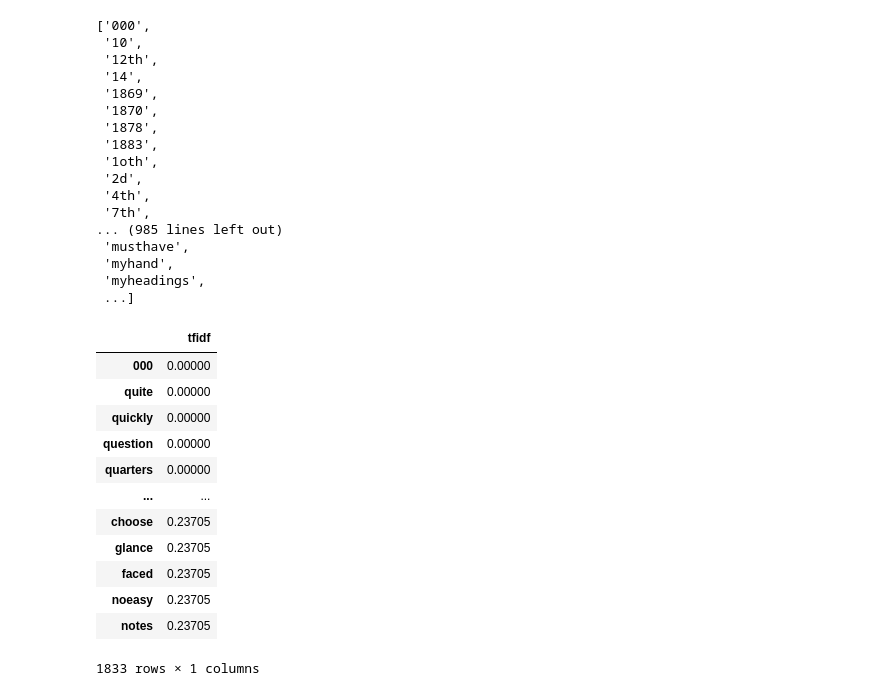
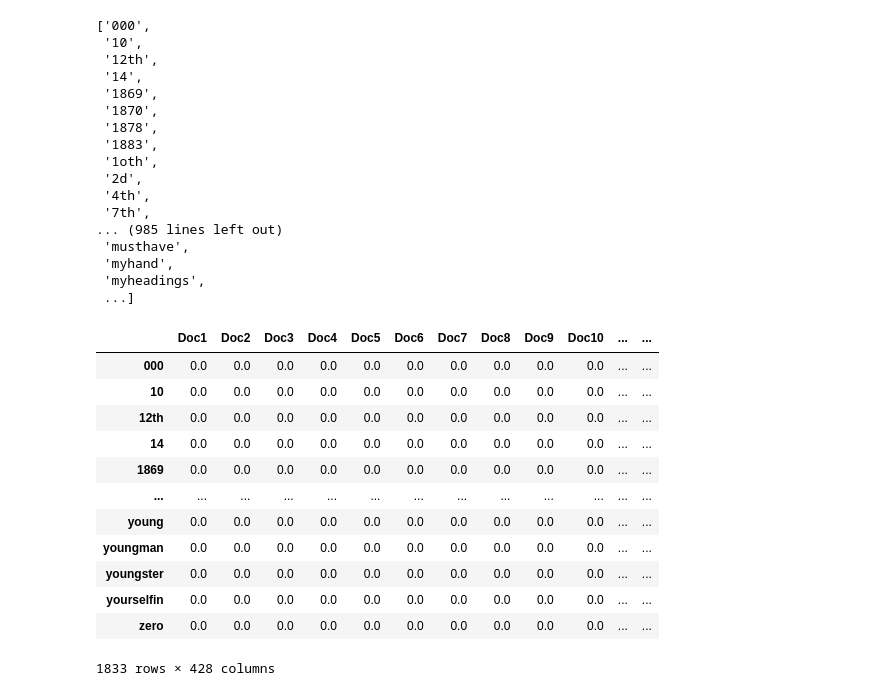
Before and after one commit to zxc1520/MachineLearning-Submission, a Jupyter notebook: Tugas-01/tugas01.ipynb, the cells around one changed output. Drawn from its saved outputs; the diff is of its cells as text; code cells hidden in the pictures.

```diff
--- a/Tugas-01/tugas01.ipynb
+++ b/Tugas-01/tugas01.ipynb
@@ -53,22 +53,20 @@ features_name
  'myhand',
  'myheadings',
  ...]
-# %%
-frs_doc_vec = res[0]
-
-df = pd.DataFrame(frs_doc_vec.T.todense(), index=features_name, columns=['tfidf'])
-df.sort_values(by=["tfidf"], ascending=True)
-# %% [output]
-|  | tfidf |
-| 000 | 0.00000 |
-| quite | 0.00000 |
-| quickly | 0.00000 |
-| question | 0.00000 |
-| quarters | 0.00000 |
-| ... | ... |
-| choose | 0.23705 |
-| glance | 0.23705 |
-| faced | 0.23705 |
-| noeasy | 0.23705 |
-| notes | 0.23705 |
-1833 rows × 1 columns
+# %%
+df = pd.DataFrame(res.todense().T, index=features_name, columns=[f'Doc{i+1}' for i in range(len(lists))])
+df
+# %% [output]
+|  | Doc1 | Doc2 | Doc3 | Doc4 | Doc5 | Doc6 | Doc7 | Doc8 | Doc9 | Doc10 | ... | ... |
+| 000 | 0.0 | 0.0 | 0.0 | 0.0 | 0.0 | 0.0 | 0.0 | 0.0 | 0.0 | 0.0 | ... | ... |
+| 10 | 0.0 | 0.0 | 0.0 | 0.0 | 0.0 | 0.0 | 0.0 | 0.0 | 0.0 | 0.0 | ... | ... |
+| 12th | 0.0 | 0.0 | 0.0 | 0.0 | 0.0 | 0.0 | 0.0 | 0.0 | 0.0 | 0.0 | ... | ... |
+| 14 | 0.0 | 0.0 | 0.0 | 0.0 | 0.0 | 0.0 | 0.0 | 0.0 | 0.0 | 0.0 | ... | ... |
+| 1869 | 0.0 | 0.0 | 0.0 | 0.0 | 0.0 | 0.0 | 0.0 | 0.0 | 0.0 | 0.0 | ... | ... |
+| ... | ... | ... | ... | ... | ... | ... | ... | ... | ... | ... | ... | ... |
+| young | 0.0 | 0.0 | 0.0 | 0.0 | 0.0 | 0.0 | 0.0 | 0.0 | 0.0 | 0.0 | ... | ... |
+| youngman | 0.0 | 0.0 | 0.0 | 0.0 | 0.0 | 0.0 | 0.0 | 0.0 | 0.0 | 0.0 | ... | ... |
+| youngster | 0.0 | 0.0 | 0.0 | 0.0 | 0.0 | 0.0 | 0.0 | 0.0 | 0.0 | 0.0 | ... | ... |
+| yourselfin | 0.0 | 0.0 | 0.0 | 0.0 | 0.0 | 0.0 | 0.0 | 0.0 | 0.0 | 0.0 | ... | ... |
+| zero | 0.0 | 0.0 | 0.0 | 0.0 | 0.0 | 0.0 | 0.0 | 0.0 | 0.0 | 0.0 | ... | ... |
+1833 rows × 428 columns
```
